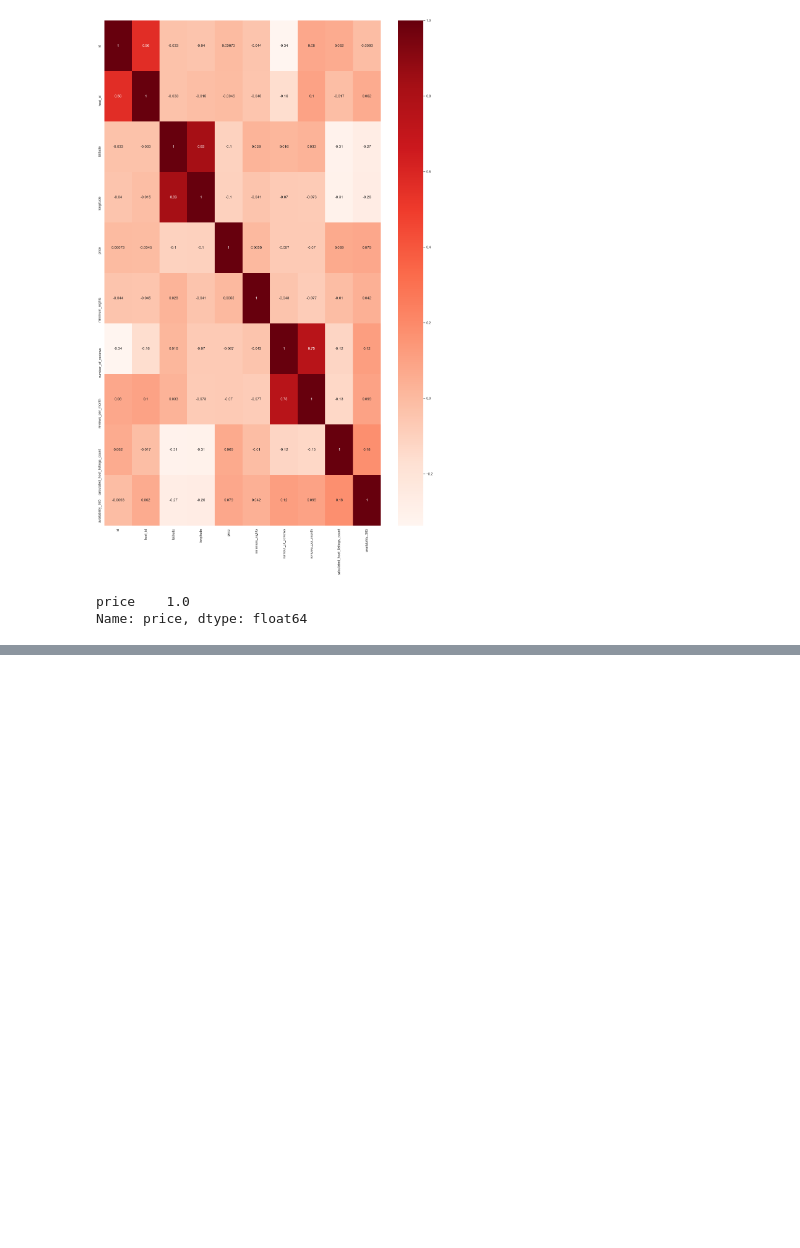
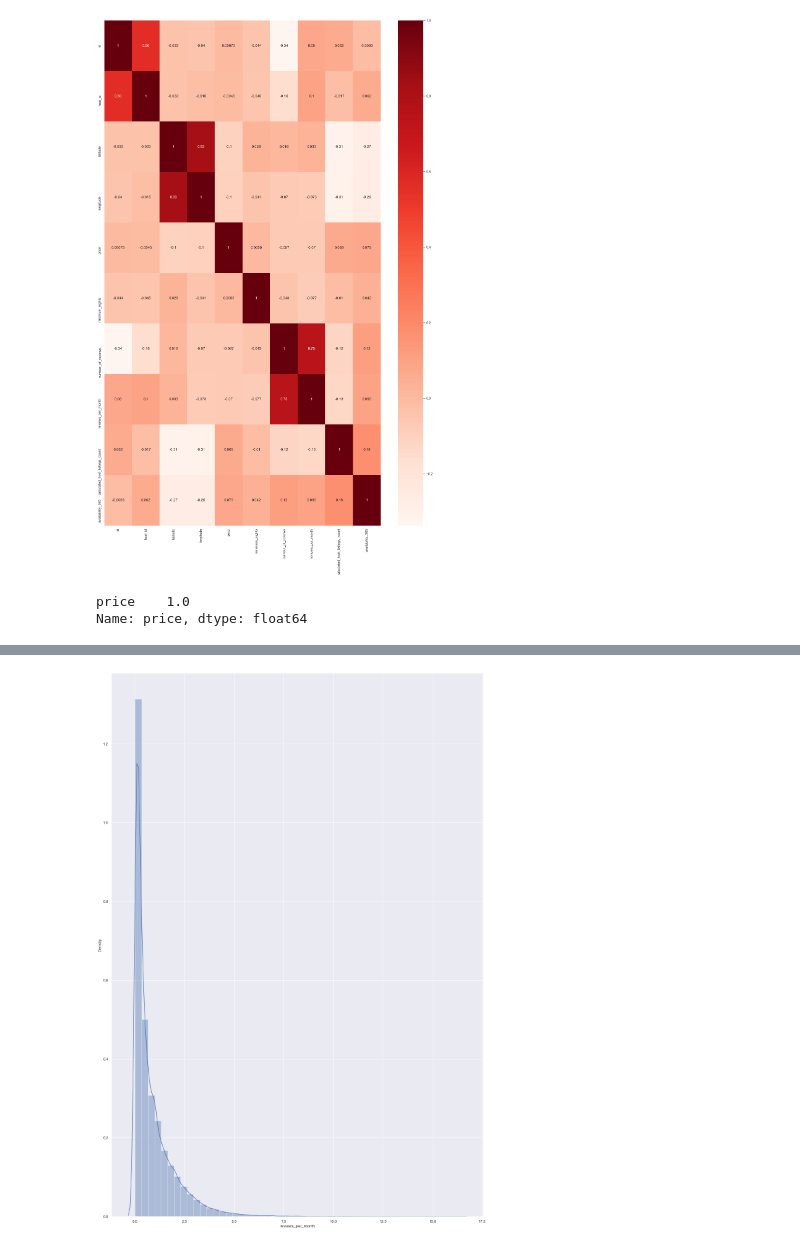
Before and after one commit to malakmosly/Capstone2, a Jupyter notebook: Airbnb Data EDA.ipynb, the cells around one changed output, grey strips where cells are left out. Saved outputs shown, nothing was run; the diff lists cells and outputs as text; code cells hidden in the pictures; blank space fills up the shorter version.

```diff
--- a/Airbnb Data EDA.ipynb
+++ b/Airbnb Data EDA.ipynb
@@ -94,0 +142,5 @@ Name: price, dtype: float64
+# %%
+sns.distplot(new_df['reviews_per_month'])
+plt.show()
+# %% [output]
+[figure, added]
```
Also changed, not shown: parts of 28 cells of this notebook, 1 other file.
